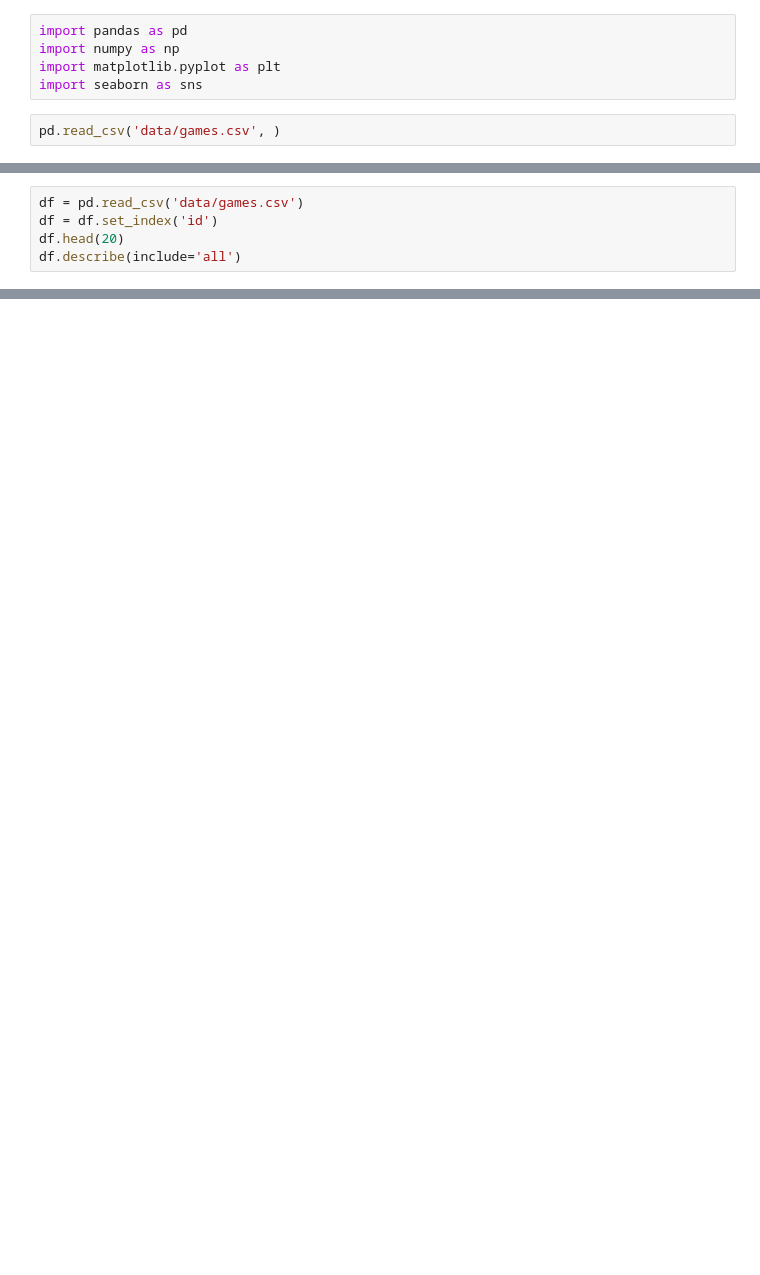
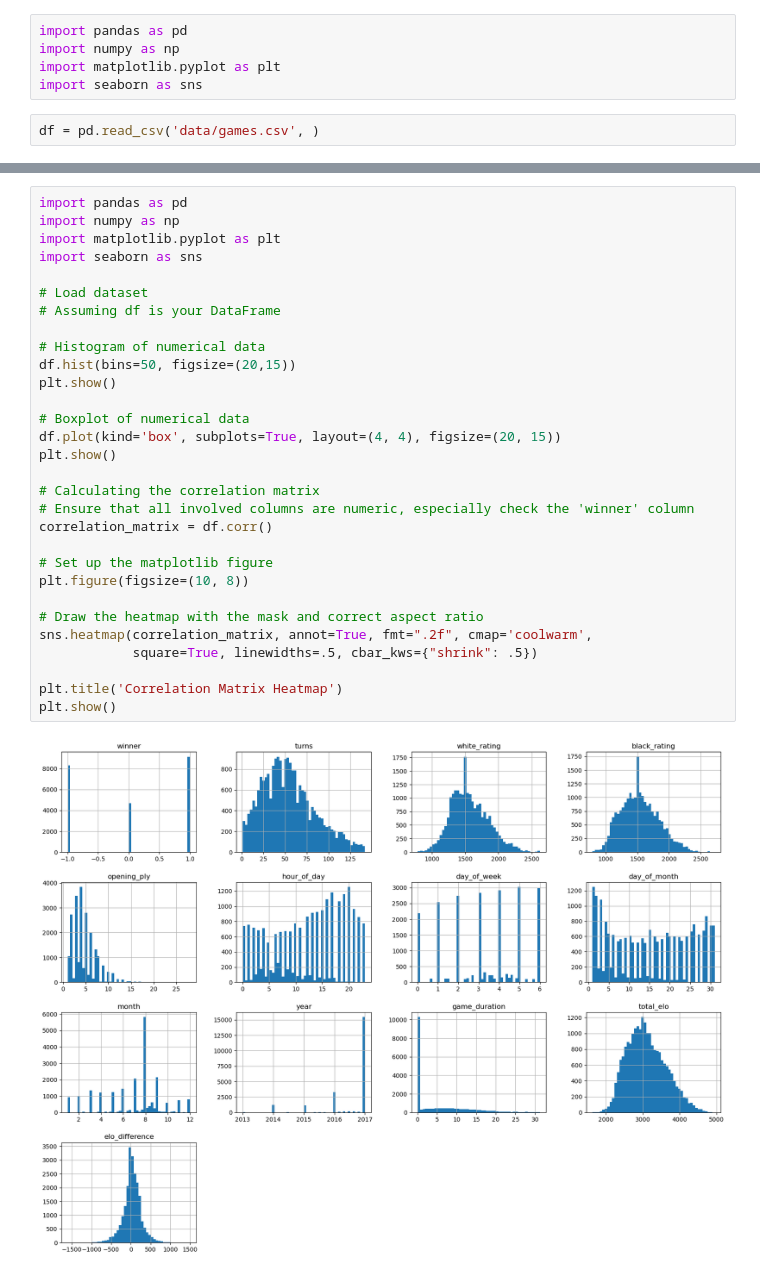
Before and after one commit to J0hnEbert/DEP, a Jupyter notebook: src/ML_Chess.ipynb, the cells around one changed output, grey strips where cells are left out. Cells and saved outputs as stored; diff of their text form; blank space fills up the shorter version.

```diff
--- a/src/ML_Chess.ipynb
+++ b/src/ML_Chess.ipynb
@@ -4,4 +25,4 @@ import numpy as np
 import matplotlib.pyplot as plt
 import seaborn as sns
 # %%
-pd.read_csv('data/games.csv', )
+df = pd.read_csv('data/games.csv', )
@@ -22,5 +28,0 @@ pd.read_csv('data/games.csv', )
-# %%
-df = pd.read_csv('data/games.csv')
-df = df.set_index('id')
-df.head(20)
-df.describe(include='all')
@@ -39,0 +199,32 @@ df.describe(include='all')
+# %%
+import pandas as pd
+import numpy as np
+import matplotlib.pyplot as plt
+import seaborn as sns
+
+# Load dataset
+# Assuming df is your DataFrame
+
+# Histogram of numerical data
+df.hist(bins=50, figsize=(20,15))
+plt.show()
+
+# Boxplot of numerical data
+df.plot(kind='box', subplots=True, layout=(4, 4), figsize=(20, 15))
+plt.show()
+
+# Calculating the correlation matrix
+# Ensure that all involved columns are numeric, especially check the 'winner' column
+correlation_matrix = df.corr()
+
+# Set up the matplotlib figure
+plt.figure(figsize=(10, 8))
+
+# Draw the heatmap with the mask and correct aspect ratio
+sns.heatmap(correlation_matrix, annot=True, fmt=".2f", cmap='coolwarm',
+            square=True, linewidths=.5, cbar_kws={"shrink": .5})
+
+plt.title('Correlation Matrix Heatmap')
+plt.show()
+# %% [output]
+[figure, added]
```
Also changed, not shown: parts of 21 cells of this notebook, 4 other files.
